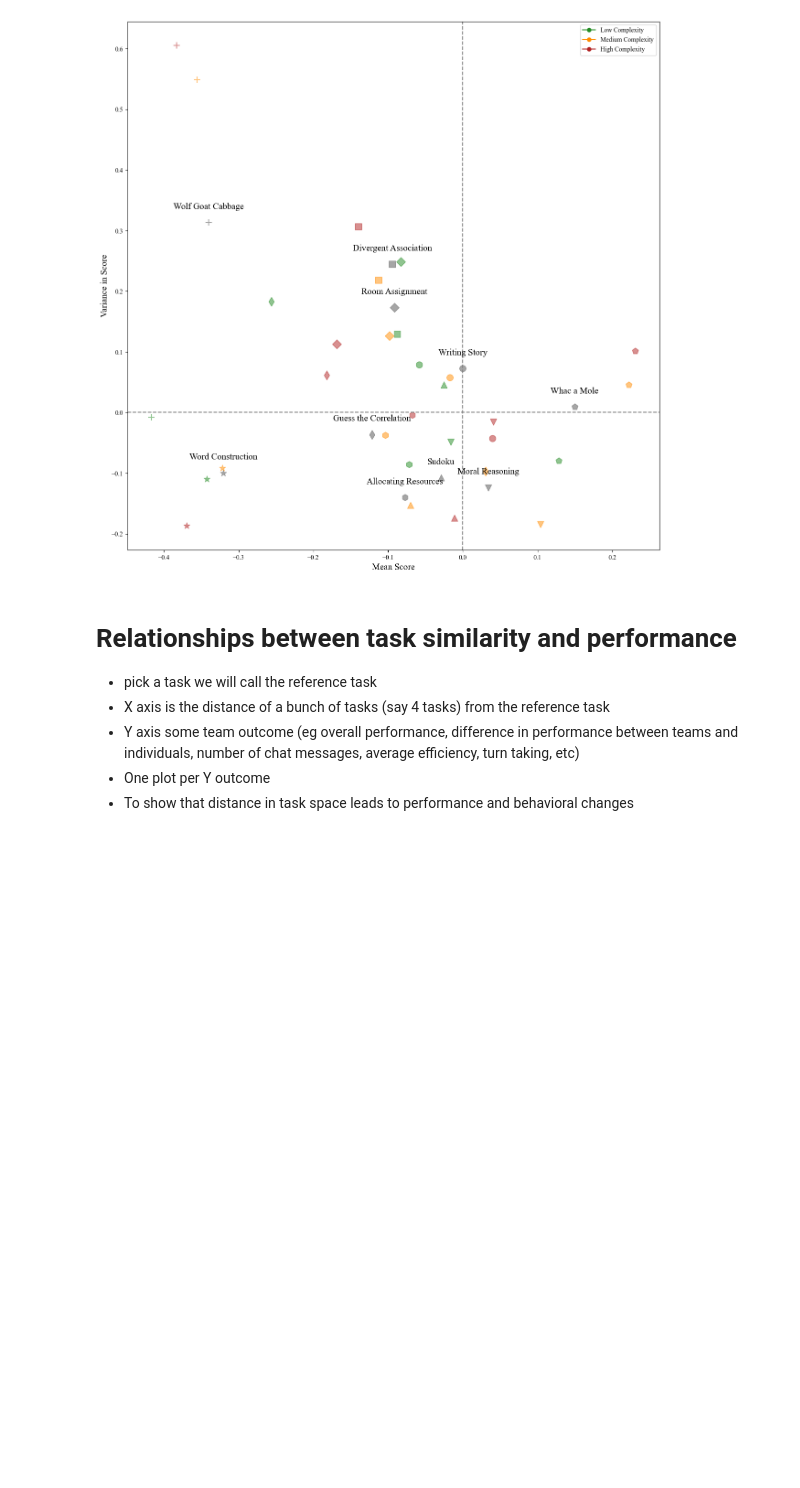
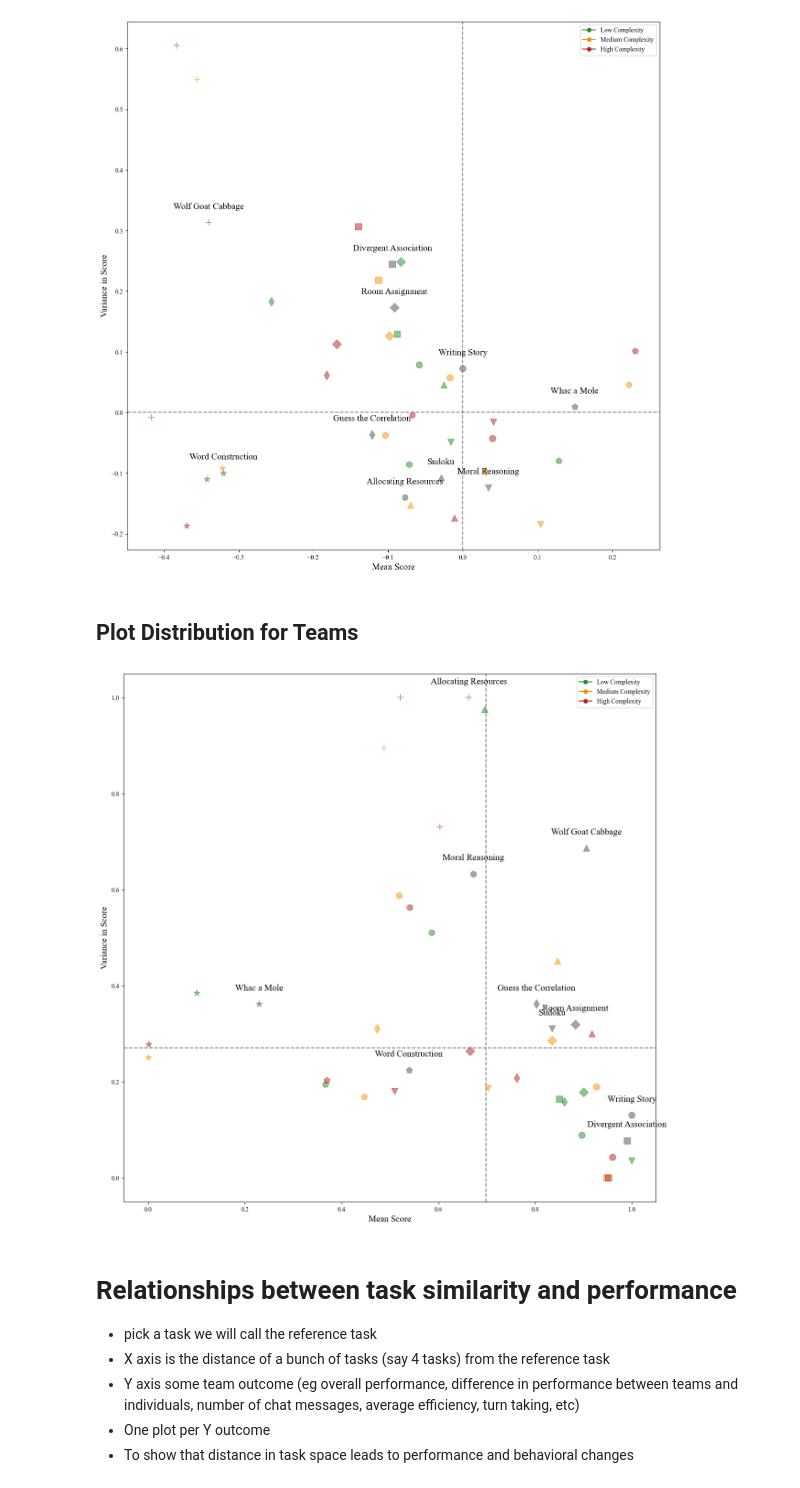
Before and after one commit to xehu/tpm-horse-race-modeling, a Jupyter notebook: viz/viz.ipynb, the cells around one changed output. Drawn from its saved outputs; the diff is of its cells as text; code cells hidden in the pictures; blank space fills up the shorter version.

```diff
--- a/viz/viz.ipynb
+++ b/viz/viz.ipynb
@@ -569,6 +570,14 @@ score_distr_by_complexity[['task_name', 'Task_Complexity']] = score_distr_by_com
 plot_task_mean_variance(task_varmean_df, score_distr_by_complexity, plot_zero=True)
 # %% [output]
 [figure]
+# %% [markdown]
+## Plot Distribution for Teams
+# %%
+team_multi_task_complexity[['task_name', 'Task_Complexity']] = team_multi_task_complexity['Task'].str.extract(r'(.*)\((.*?)\)')
+# %%
+plot_task_mean_variance(team_multi_task_avg, team_multi_task_complexity, plot_zero=False)
+# %% [output]
+[figure, added]
 # %% [markdown]
 # Relationships between task similarity and performance
 
```
Also changed, not shown: parts of 32 cells of this notebook, 11 other files.
